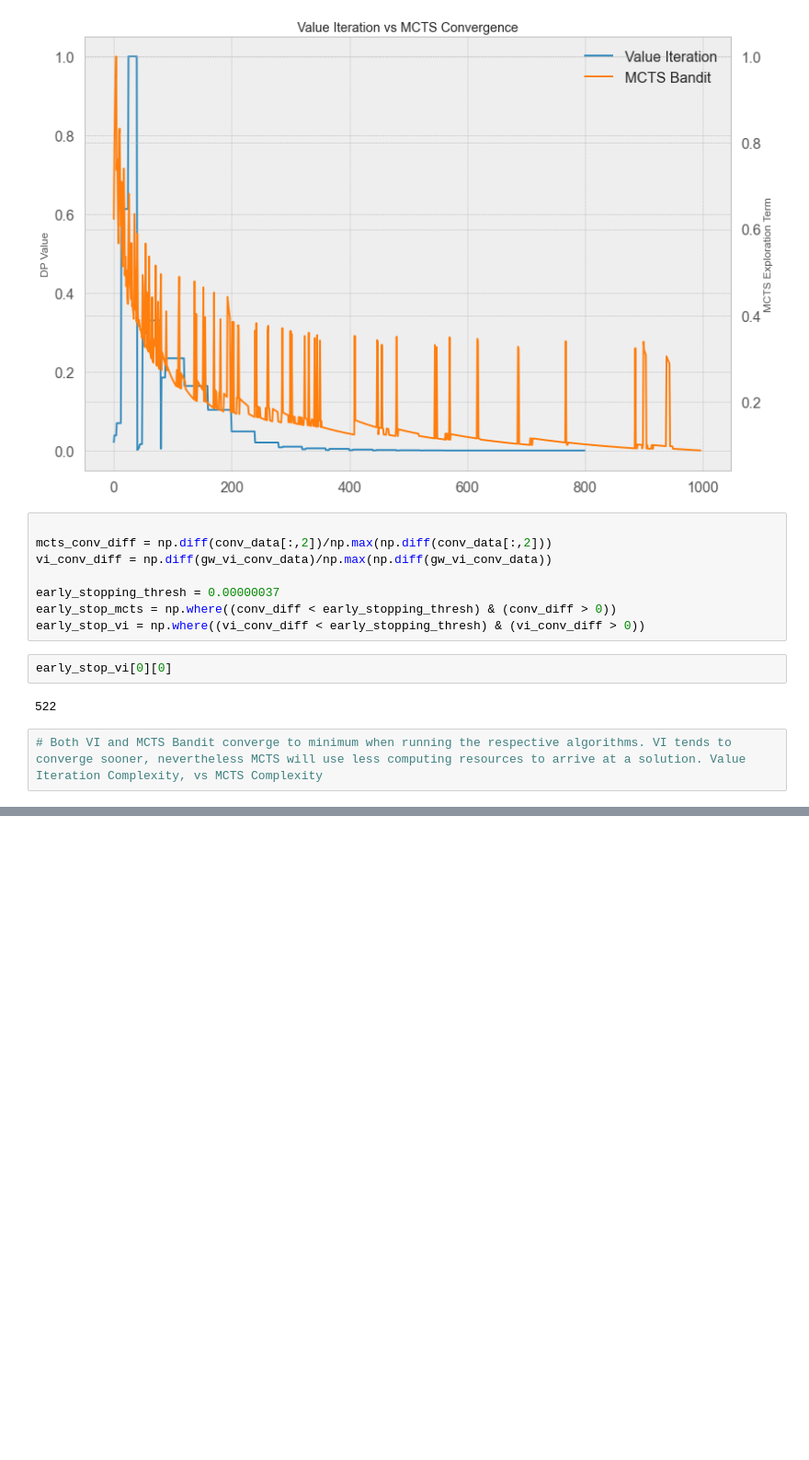
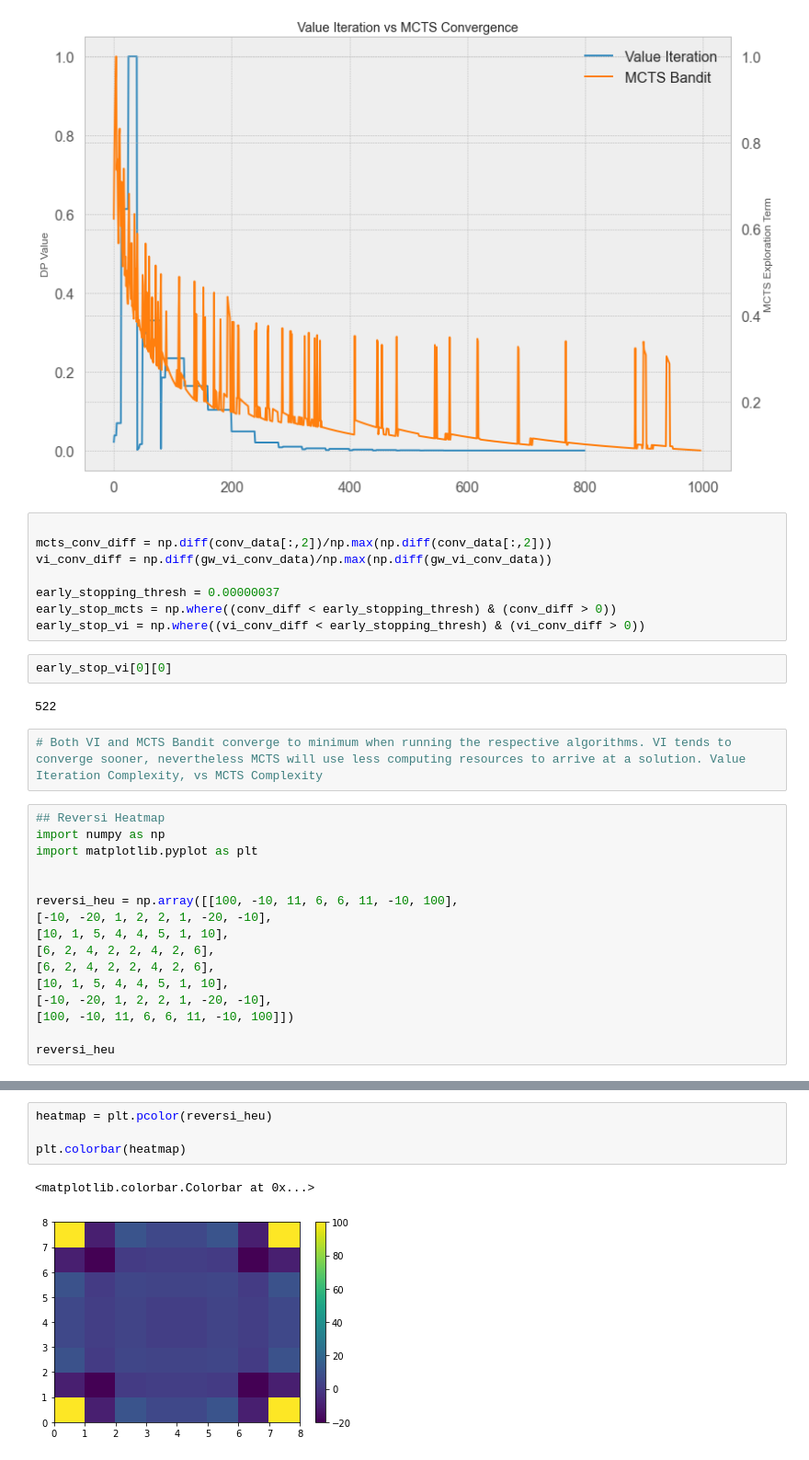
Before and after one commit to larkz/mcts-plots, a Jupyter notebook: conv_plot.ipynb, the cells around one changed output, grey strips where cells are left out. Shown at 92% size. Drawn from its saved outputs; the diff is of its cells as text; blank space fills up the shorter version.

Commit message:
reversi-heu vis

```diff
--- a/conv_plot.ipynb
+++ b/conv_plot.ipynb
@@ -119,3 +118,19 @@ early_stop_vi[0][0]
 522
 # %%
 # Both VI and MCTS Bandit converge to minimum when running the respective algorithms. VI tends to converge sooner, nevertheless MCTS will use less computing resources to arrive at a solution. Value Iteration Complexity, vs MCTS Complexity
+# %%
+## Reversi Heatmap
+import numpy as np
+import matplotlib.pyplot as plt
+
+
+reversi_heu = np.array([[100, -10, 11, 6, 6, 11, -10, 100],
+[-10, -20, 1, 2, 2, 1, -20, -10],
+[10, 1, 5, 4, 4, 5, 1, 10],
+[6, 2, 4, 2, 2, 4, 2, 6],
+[6, 2, 4, 2, 2, 4, 2, 6],
+[10, 1, 5, 4, 4, 5, 1, 10],
+[-10, -20, 1, 2, 2, 1, -20, -10],
+[100, -10, 11, 6, 6, 11, -10, 100]])
+
+reversi_heu
@@ -121,0 +146,7 @@ early_stop_vi[0][0]
+# %%
+heatmap = plt.pcolor(reversi_heu)
+
+plt.colorbar(heatmap)
+# %% [output]
+<matplotlib.colorbar.Colorbar at 0x...>
+[figure, added]
```
Also changed, not shown: parts of 6 cells of this notebook.
